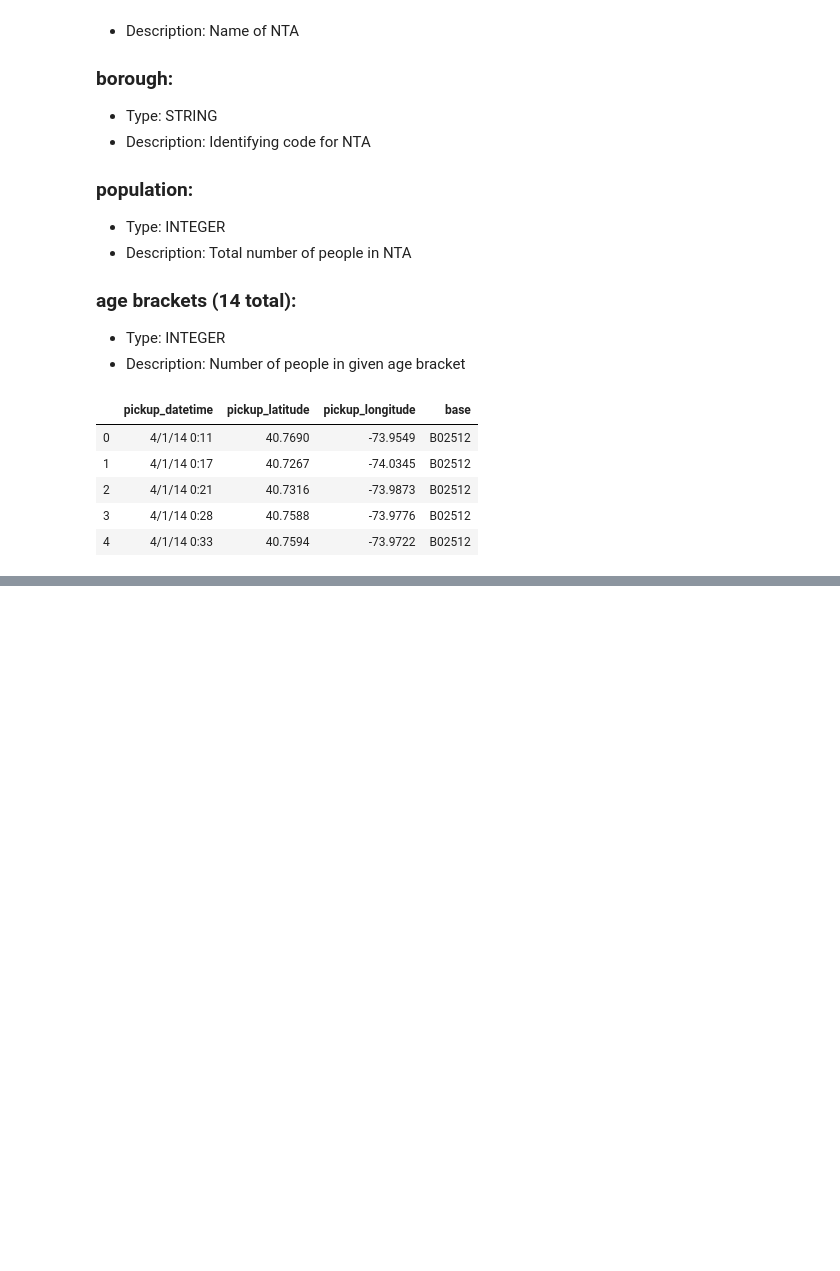
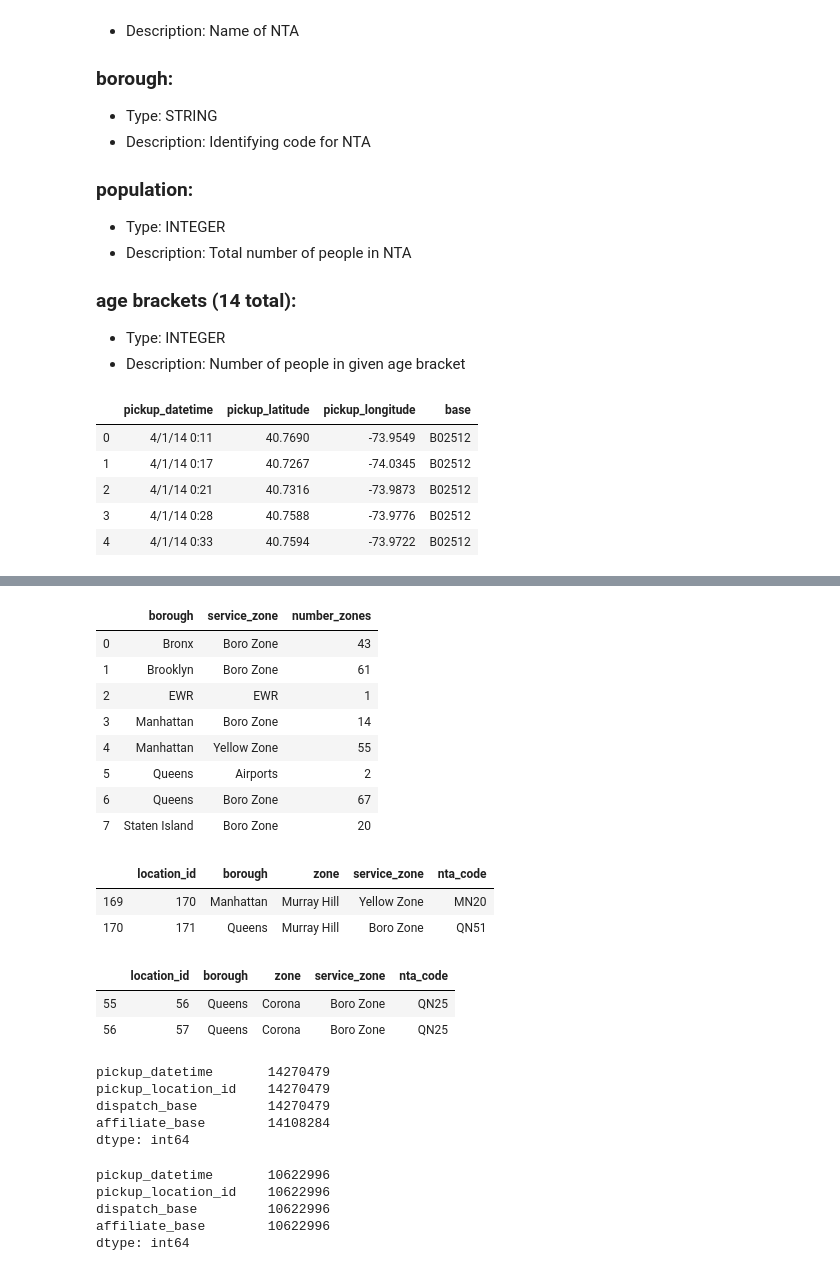
Before and after one commit to hec10r/DS4A_datathon, a Jupyter notebook: Notebooks/Datathon_general.ipynb, the cells around one changed output, grey strips where cells are left out. Cells and saved outputs as stored; diff of their text form; code cells hidden in the pictures; blank space fills up the shorter version.

```diff
--- a/Notebooks/Datathon_general.ipynb
+++ b/Notebooks/Datathon_general.ipynb
@@ -124,0 +274,40 @@ df_uber_trips_2014.head()
+# %%
+df_zones.groupby(['borough', 'service_zone']).count()[['zone']].rename(columns={'zone': 'number_zones'}).reset_index()
+# %% [output]
+|  | borough | service_zone | number_zones |
+| 0 | Bronx | Boro Zone | 43 |
+| 1 | Brooklyn | Boro Zone | 61 |
+| 2 | EWR | EWR | 1 |
+| 3 | Manhattan | Boro Zone | 14 |
+| 4 | Manhattan | Yellow Zone | 55 |
+| 5 | Queens | Airports | 2 |
+| 6 | Queens | Boro Zone | 67 |
+| 7 | Staten Island | Boro Zone | 20 |
+# %%
+df_zones[df_zones.zone == 'Murray Hill']
+# %% [output]
+|  | location_id | borough | zone | service_zone | nta_code |
+| 169 | 170 | Manhattan | Murray Hill | Yellow Zone | MN20 |
+| 170 | 171 | Queens | Murray Hill | Boro Zone | QN51 |
+# %%
+df_zones[(df_zones.borough == 'Queens') & (df_zones.zone == 'Corona')]
+# %% [output]
+|  | location_id | borough | zone | service_zone | nta_code |
+| 55 | 56 | Queens | Corona | Boro Zone | QN25 |
+| 56 | 57 | Queens | Corona | Boro Zone | QN25 |
+# %%
+df_uber_trips_2015.count()
+# %% [output]
+pickup_datetime       14270479
+pickup_location_id    14270479
+dispatch_base         14270479
+affiliate_base        14108284
+dtype: int64
+# %%
+df_uber_trips_2015[df_uber_trips_2015.dispatch_base == df_uber_trips_2015.affiliate_base].count()
+# %% [output]
+pickup_datetime       10622996
+pickup_location_id    10622996
+dispatch_base         10622996
+affiliate_base        10622996
+dtype: int64
```
Also changed, not shown: parts of 24 cells of this notebook, 1 other file.
